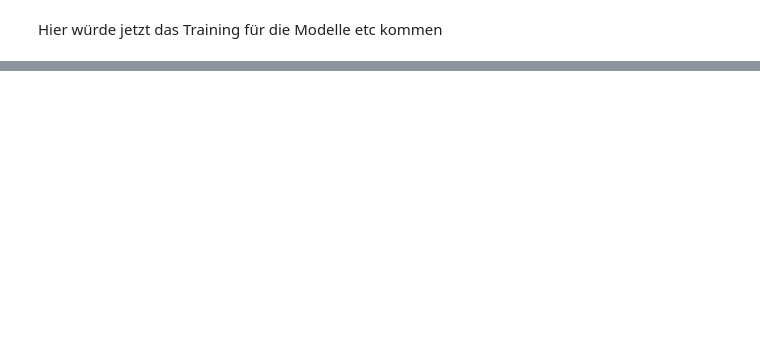
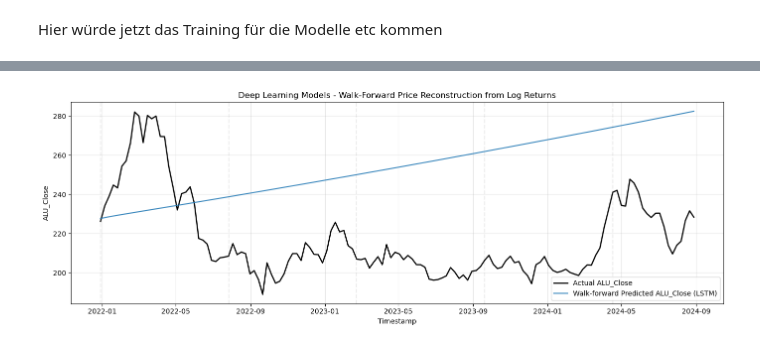
Before and after one commit to maxistrauss/aluminium-price-forecasting, a Jupyter notebook: Notebooks/05_dl_models.ipynb, the cells around one changed output, grey strips where cells are left out. Drawn from its saved outputs; the diff is of its cells as text; code cells hidden in the pictures; blank space fills up the shorter version.

```diff
--- a/Notebooks/05_dl_models.ipynb
+++ b/Notebooks/05_dl_models.ipynb
@@ -880,0 +939,88 @@ Training GRU
+# %%
+import numpy as np
+import pandas as pd
+import matplotlib.pyplot as plt
+
+WF_MODEL_NAME = best_model_name
+WF_BLOCK_SIZE = 30
+
+if isinstance(trained_models, dict) and WF_MODEL_NAME in trained_models:
+    wf_model = trained_models[WF_MODEL_NAME].to(device)
+else:
+    wf_model = model.to(device)
+wf_model.eval()
+
+wf_test_index = base_df.index[base_df["ALU_Mode"] == "Test"]
+train_history_index = base_df.index[base_df["ALU_Mode"] != "Test"]
+
+history_returns = feature_df.loc[train_history_index, TARGET_COL].dropna().to_numpy(dtype=np.float32)
+if len(history_returns) < LOOKBACK_WINDOW:
+    raise ValueError("Not enough history to run the walk-forward forecast")
+
+scaled_context = target_scaler.transform(history_returns[-LOOKBACK_WINDOW:].reshape(-1, 1)).reshape(-1).astype(np.float32)
+current_actual_close = float(feature_df.loc[train_history_index[-1], "ALU_Close"])
+current_pred_close = current_actual_close
+
+wf_rows = []
+for fold_id, fold_start in enumerate(range(0, len(wf_test_index), WF_BLOCK_SIZE), start=1):
+    fold_timestamps = wf_test_index[fold_start:fold_start + WF_BLOCK_SIZE]
+    if len(fold_timestamps) == 0:
+        continue
+
+    for step_in_fold, timestamp in enumerate(fold_timestamps, start=1):
+        model_input = torch.tensor(scaled_context[-LOOKBACK_WINDOW:], dtype=torch.float32).view(1, LOOKBACK_WINDOW, 1).to(device)
+        with torch.no_grad():
+            scaled_prediction = float(wf_model(model_input).cpu().item())
+
+        predicted_return = float(target_scaler.inverse_transform([[scaled_prediction]])[0, 0])
+        actual_return = float(feature_df.loc[timestamp, TARGET_COL])
+
+        current_actual_close *= float(np.exp(actual_return))
+        current_pred_close *= float(np.exp(predicted_return))
+        scaled_context = np.append(scaled_context, scaled_prediction)
+
+        wf_rows.append({
+            "timestamp": timestamp,
+            "fold_id": fold_id,
+            "step_in_fold": step_in_fold,
+            "model": WF_MODEL_NAME,
+            "actual_return": actual_return,
+            "predicted_return": predicted_return,
+            "actual_close": current_actual_close,
+            "predicted_close": current_pred_close,
+        })
+
+wf_predictions_df = pd.DataFrame(wf_rows).sort_values("timestamp").reset_index(drop=True)
+display(wf_predictions_df.head())
+
+wf_metrics = evaluate(
+    wf_predictions_df.rename(columns={"actual_return": "target", "predicted_return": "pred"}),
+    target_col="target",
+    y_pred_col="pred",
+    do_calculate_directed_accuracy=True,
+)
+print(
+    f"Walk-forward return metrics - MAE: {wf_metrics.mae:.6f}, RMSE: {wf_metrics.rmse:.6f}, R2: {wf_metrics.r2:.6f}, DA: {wf_metrics.directed_accuracy:.6f}"
+)
+
+wf_csv_path = RESULTS_DIR / "dl_models_walk_forward_predictions.csv"
+wf_predictions_df.to_csv(wf_csv_path, index=False)
+print(f"Saved walk-forward predictions to: {wf_csv_path}")
+
+plt.figure(figsize=(14, 5))
+plt.plot(wf_predictions_df["timestamp"], wf_predictions_df["actual_close"], label="Actual ALU_Close", color="black", linewidth=1.8)
+plt.plot(wf_predictions_df["timestamp"], wf_predictions_df["predicted_close"], label=f"Walk-forward Predicted ALU_Close ({WF_MODEL_NAME})", alpha=0.9)
+for _, fold_start in wf_predictions_df.groupby("fold_id")["timestamp"].min().items():
+    plt.axvline(fold_start, color="grey", linestyle="--", alpha=0.15)
+plt.title("Deep Learning Models - Walk-Forward Price Reconstruction from Log Returns")
+plt.xlabel("Timestamp")
+plt.ylabel("ALU_Close")
+plt.grid(alpha=0.3)
+plt.legend()
+plt.tight_layout()
+
+wf_plot_path = RESULTS_DIR / "dl_models_walk_forward_price_plot.png"
+plt.savefig(wf_plot_path, dpi=150, bbox_inches="tight")
+print(f"Saved walk-forward plot to: {wf_plot_path}")
+plt.show()
+# %% [output]
@@ -880,0 +1036 @@ Training GRU
+[figure, added]
```
Also changed, not shown: parts of 7 cells of this notebook, 7 other files.
